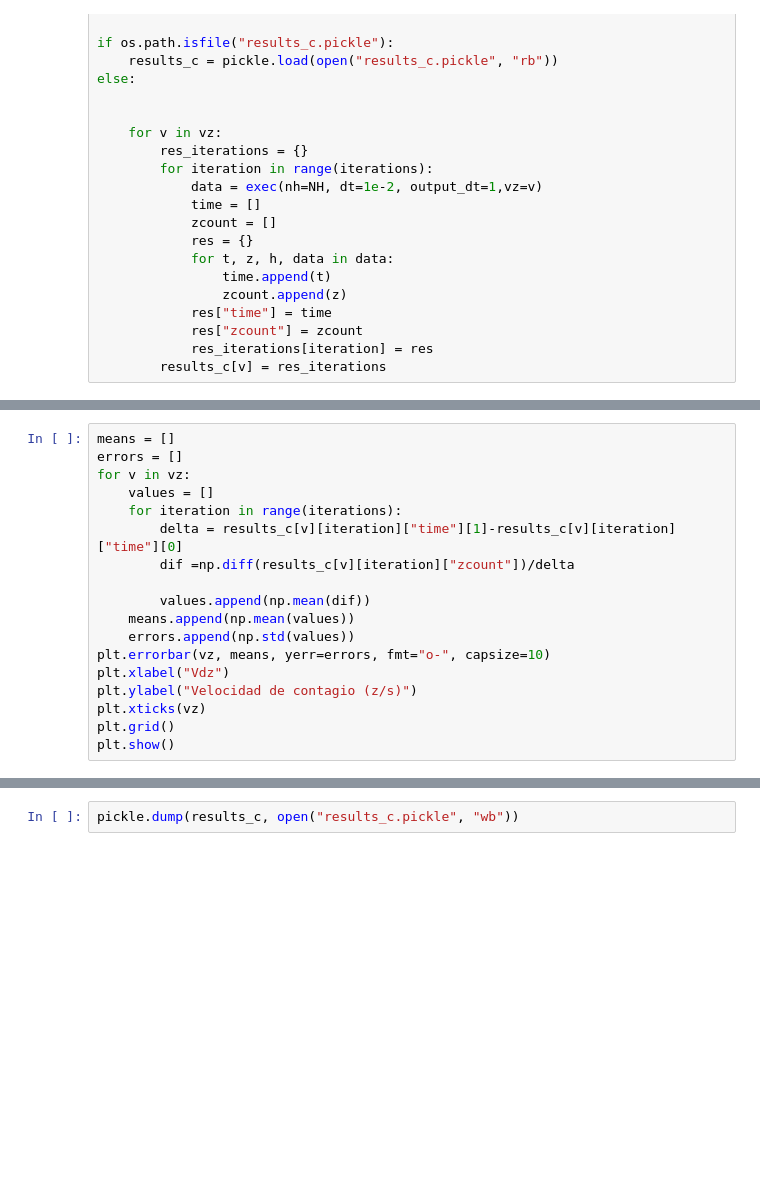
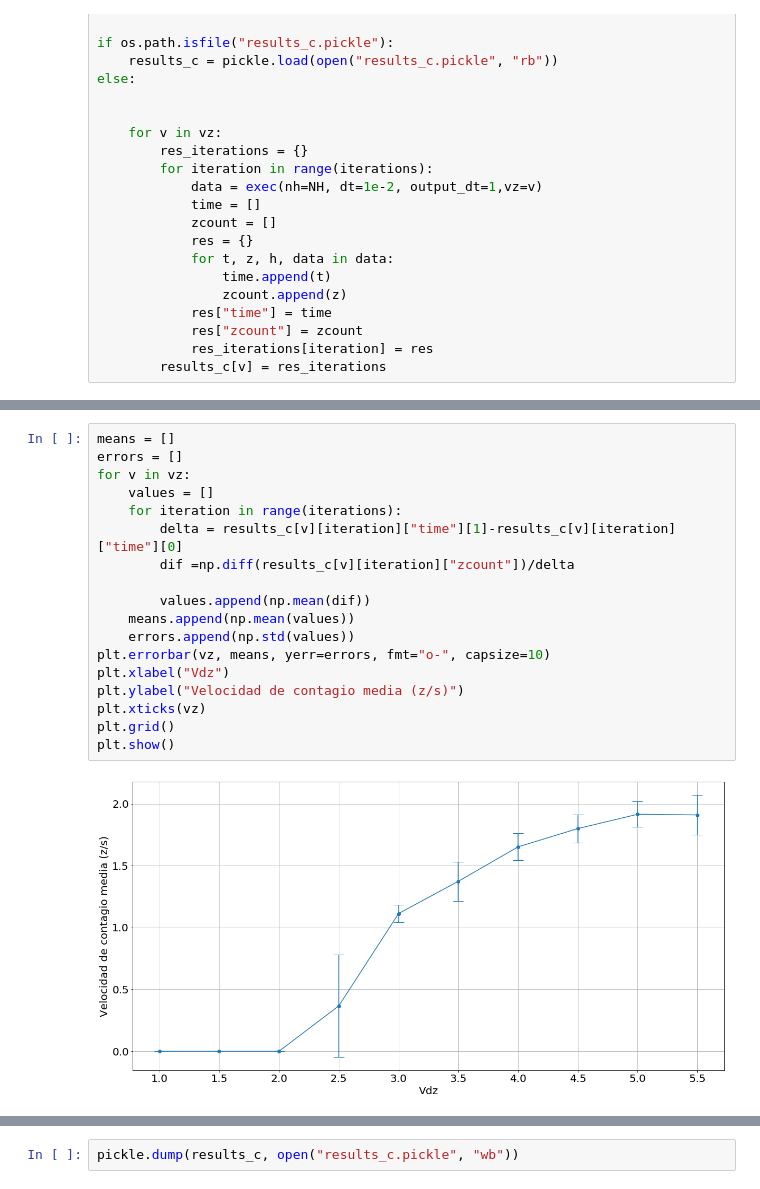
Before and after one commit to atormakh/SimulacionDeSistemas, a Jupyter notebook: Zombies/ej_c.ipynb, the cells around one changed output, grey strips where cells are left out. Drawn from its saved outputs; the diff is of its cells as text; blank space fills up the shorter version.

```diff
--- a/Zombies/ej_c.ipynb
+++ b/Zombies/ej_c.ipynb
@@ -74,21 +79,23 @@ plt.show()
 # %%
 means = []
 errors = []
 for v in vz:
     values = []
     for iteration in range(iterations):
         delta = results_c[v][iteration]["time"][1]-results_c[v][iteration]["time"][0]
         dif =np.diff(results_c[v][iteration]["zcount"])/delta
 
         values.append(np.mean(dif))
     means.append(np.mean(values))
     errors.append(np.std(values))
 plt.errorbar(vz, means, yerr=errors, fmt="o-", capsize=10)
 plt.xlabel("Vdz")
-plt.ylabel("Velocidad de contagio (z/s)")
+plt.ylabel("Velocidad de contagio media (z/s)")
 plt.xticks(vz)
 plt.grid()
 plt.show()
+# %% [output]
+[figure, added]
 # %%
 means = []
 errors = []
```
Also changed, not shown: parts of 3 cells of this notebook, 3 other files.
